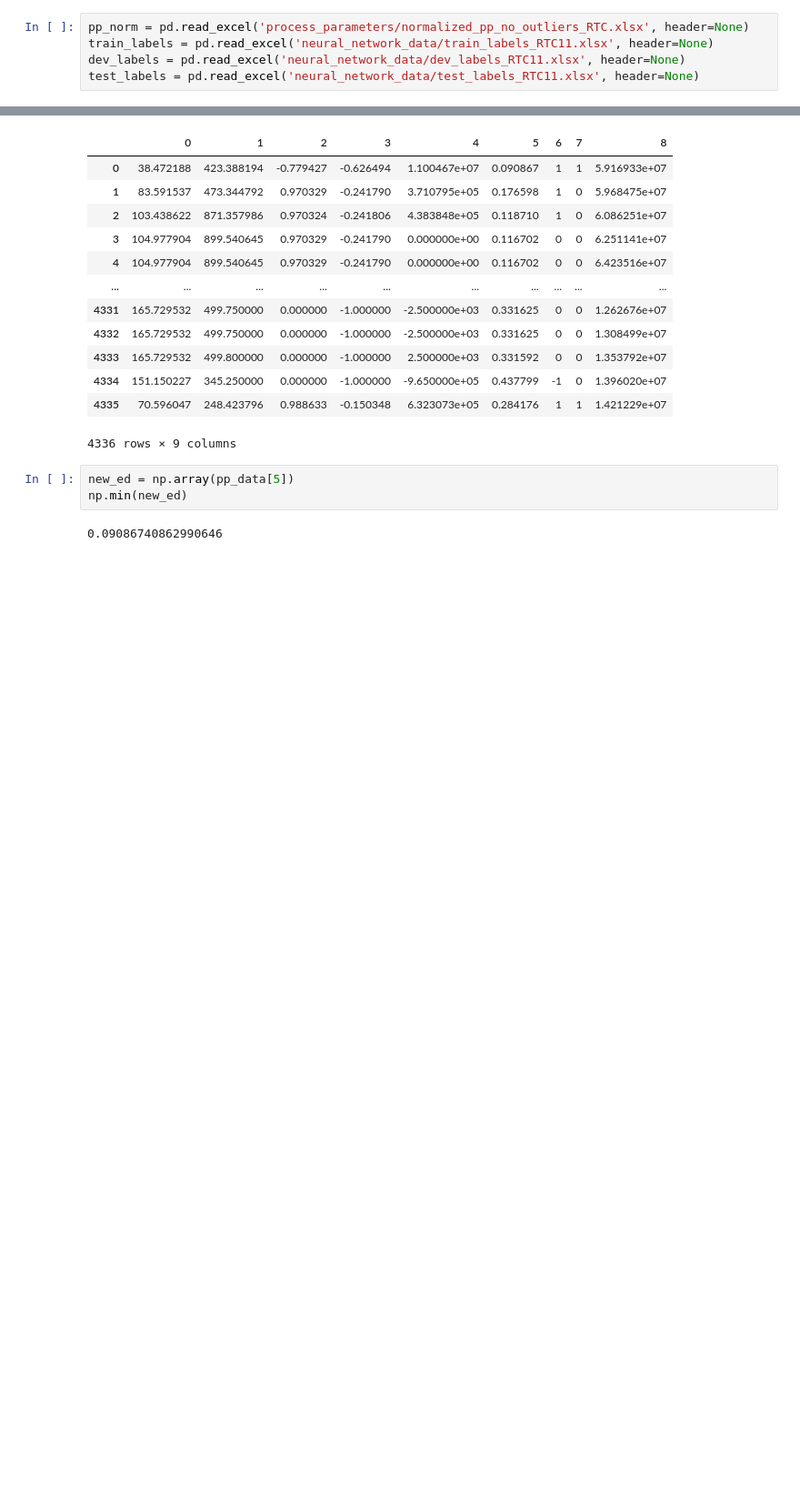
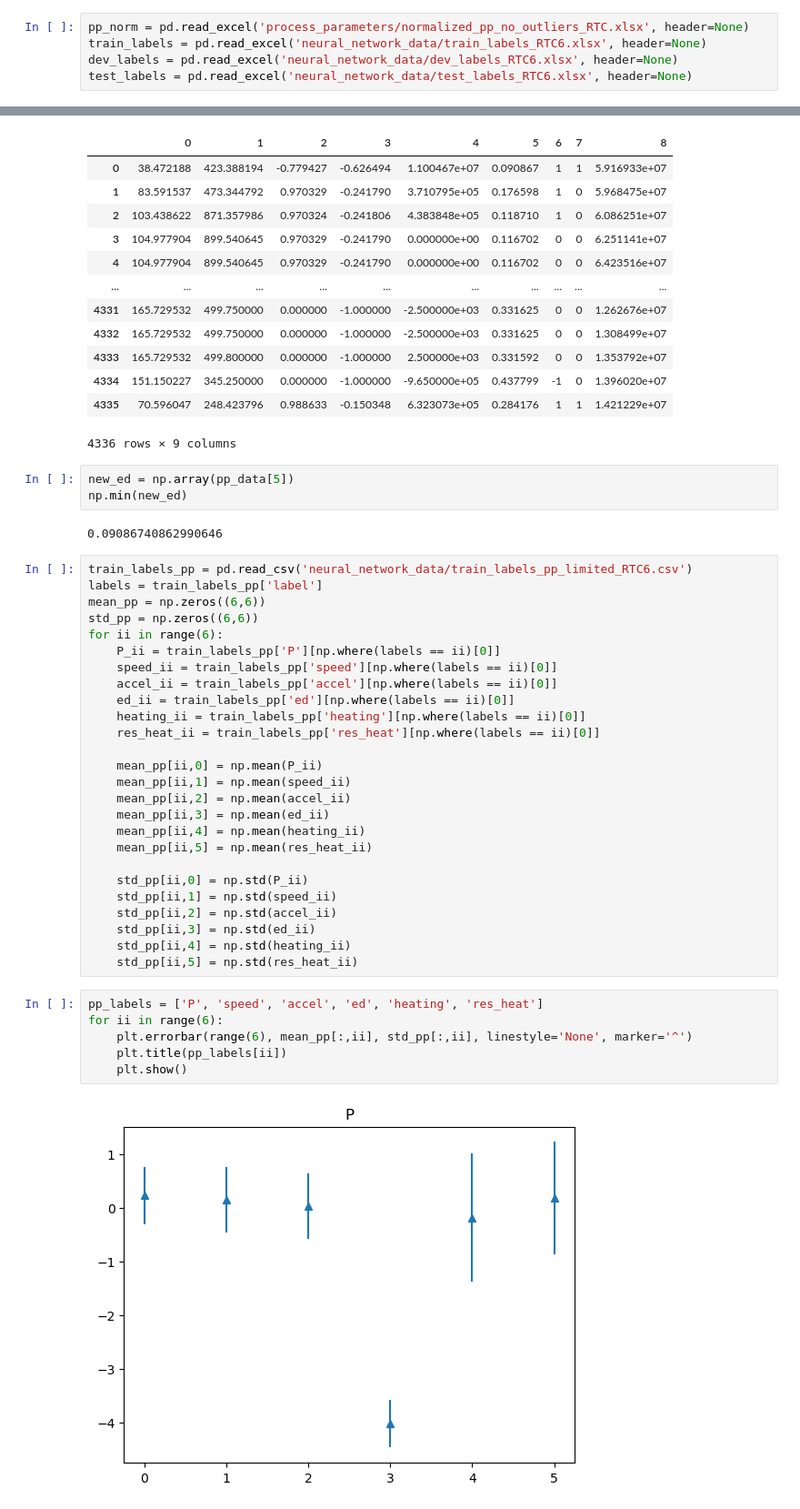
Before and after one commit to satomm1/LPBF_Cluster_And_XAI, a Jupyter notebook: src/Process_Parameter_Analysis.ipynb, the cells around one changed output, grey strips where cells are left out. Shown at 91% size. Cells and saved outputs as stored; diff of their text form; blank space fills up the shorter version.

```diff
--- a/src/Process_Parameter_Analysis.ipynb
+++ b/src/Process_Parameter_Analysis.ipynb
@@ -437,9 +437,9 @@ pp_norm.to_excel('process_parameters/normalized_pp_no_outliers_RTC.xlsx',header=
 ### Create a unified spreadsheet holding image name, labels, and process parameters
 # %%
 pp_norm = pd.read_excel('process_parameters/normalized_pp_no_outliers_RTC.xlsx', header=None)
-train_labels = pd.read_excel('neural_network_data/train_labels_RTC11.xlsx', header=None)
-dev_labels = pd.read_excel('neural_network_data/dev_labels_RTC11.xlsx', header=None)
-test_labels = pd.read_excel('neural_network_data/test_labels_RTC11.xlsx', header=None)
+train_labels = pd.read_excel('neural_network_data/train_labels_RTC6.xlsx', header=None)
+dev_labels = pd.read_excel('neural_network_data/dev_labels_RTC6.xlsx', header=None)
+test_labels = pd.read_excel('neural_network_data/test_labels_RTC6.xlsx', header=None)
 # %%
 indx_dict = dict()
 for ii in tqdm(range(len(pp_norm[9]))):
@@ -1029,3 +1060,37 @@ new_ed = np.array(pp_data[5])
 np.min(new_ed)
 # %% [output]
 0.09086740862990646
+# %%
+train_labels_pp = pd.read_csv('neural_network_data/train_labels_pp_limited_RTC6.csv')
+labels = train_labels_pp['label']
+mean_pp = np.zeros((6,6))
+std_pp = np.zeros((6,6))
+for ii in range(6):
+    P_ii = train_labels_pp['P'][np.where(labels == ii)[0]]
+    speed_ii = train_labels_pp['speed'][np.where(labels == ii)[0]]
+    accel_ii = train_labels_pp['accel'][np.where(labels == ii)[0]]
+    ed_ii = train_labels_pp['ed'][np.where(labels == ii)[0]]
+    heating_ii = train_labels_pp['heating'][np.where(labels == ii)[0]]
+    res_heat_ii = train_labels_pp['res_heat'][np.where(labels == ii)[0]]
+
+    mean_pp[ii,0] = np.mean(P_ii)
+    mean_pp[ii,1] = np.mean(speed_ii)
+    mean_pp[ii,2] = np.mean(accel_ii)
+    mean_pp[ii,3] = np.mean(ed_ii)
+    mean_pp[ii,4] = np.mean(heating_ii)
+    mean_pp[ii,5] = np.mean(res_heat_ii)
+
+    std_pp[ii,0] = np.std(P_ii)
+    std_pp[ii,1] = np.std(speed_ii)
+    std_pp[ii,2] = np.std(accel_ii)
+    std_pp[ii,3] = np.std(ed_ii)
+    std_pp[ii,4] = np.std(heating_ii)
+    std_pp[ii,5] = np.std(res_heat_ii)
+# %%
+pp_labels = ['P', 'speed', 'accel', 'ed', 'heating', 'res_heat']
+for ii in range(6):
+    plt.errorbar(range(6), mean_pp[:,ii], std_pp[:,ii], linestyle='None', marker='^')
+    plt.title(pp_labels[ii])
+    plt.show()
+# %% [output]
+[figure, added]
```
Also changed, not shown: parts of 10 cells of this notebook, 18 other files.
